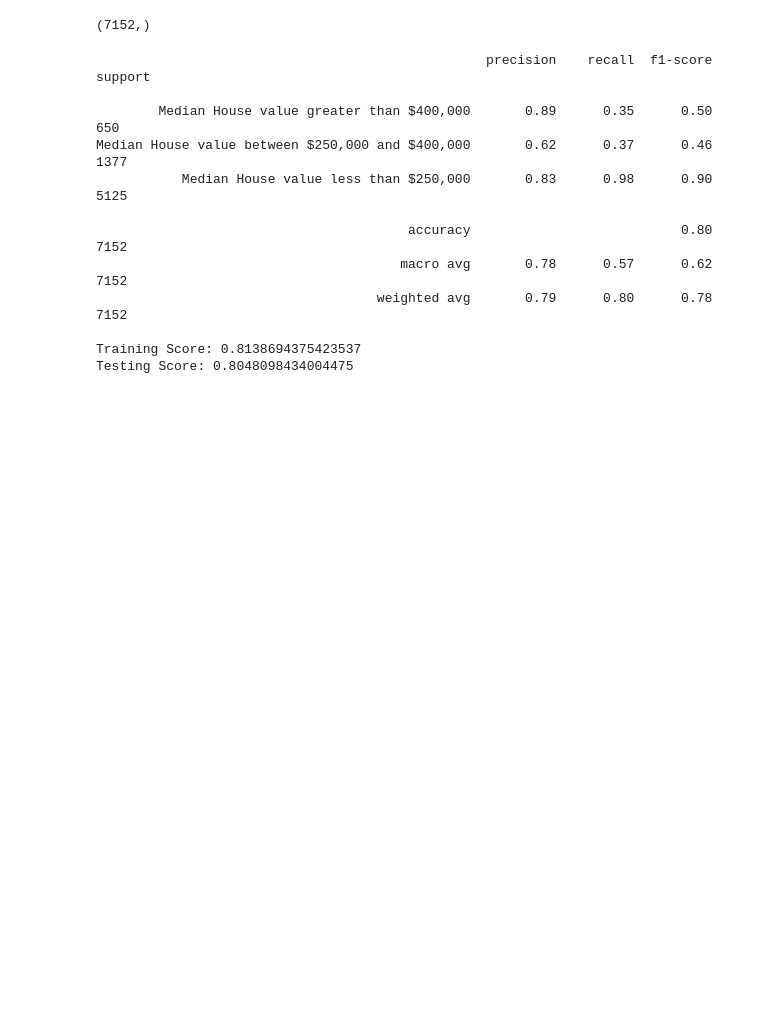
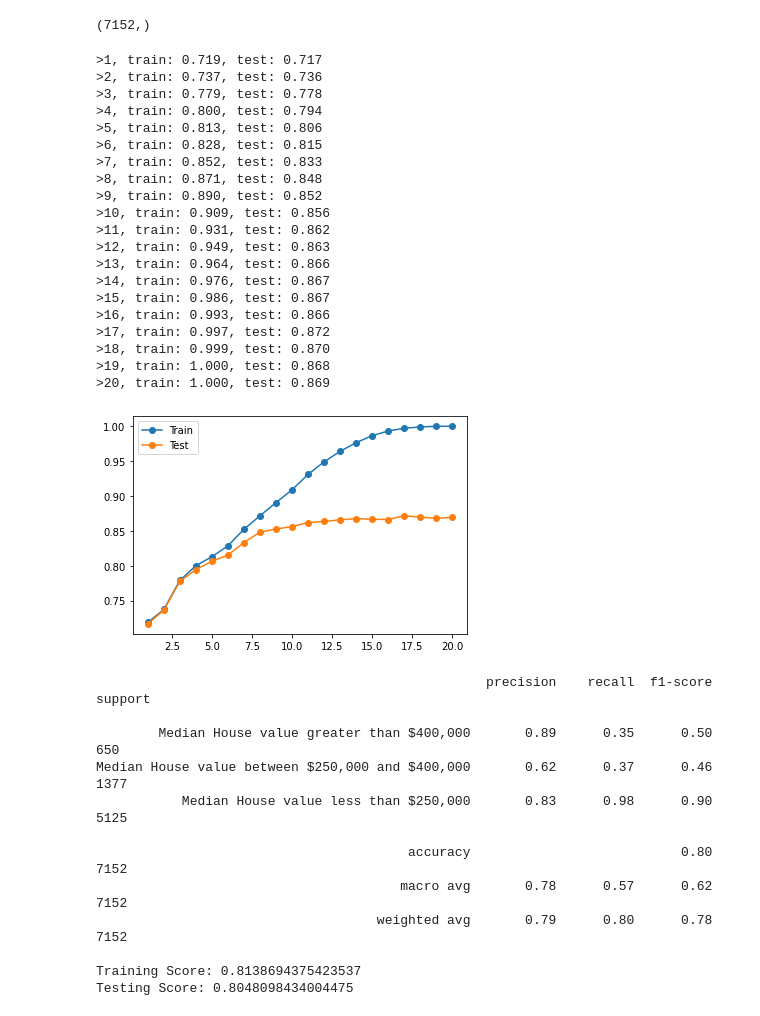
Before and after one commit to ericjbutton/california-housing-ML, a Jupyter notebook: Logistic Regression.ipynb, the cells around one changed output. Cells and saved outputs as stored; diff of their text form; code cells hidden in the pictures; blank space fills up the shorter version.

Commit message:
updated notebook and deleted untitled versions and updated a random forest plot with varying max depth.

```diff
--- a/Logistic Regression.ipynb
+++ b/Logistic Regression.ipynb
@@ -542,6 +542,61 @@ y_train.shape
 y_test.shape
 # %% [output]
 (7152,)
+# %%
+#Handy reference: https://machinelearningmastery.com/overfitting-machine-learning-models/
+
+# evaluate decision tree performance on train and test sets with different tree depths and plot them!
+from sklearn.datasets import make_classification
+from sklearn.metrics import accuracy_score
+from matplotlib import pyplot
+
+# define lists to collect scores
+train_scores, test_scores = list(), list()
+# define the tree depths to evaluate
+values = [i for i in range(1, 21)]
+# evaluate a decision tree for each depth
+for i in values:
+ # configure the model
+ model = RandomForestClassifier(max_depth=i)
+ # fit model on the training dataset
+ model.fit(X_train, y_train)
+ # evaluate on the train dataset
+ train_yhat = model.predict(X_train)
+ train_acc = accuracy_score(y_train, train_yhat)
+ train_scores.append(train_acc)
+ # evaluate on the test dataset
+ test_yhat = model.predict(X_test)
+ test_acc = accuracy_score(y_test, test_yhat)
+ test_scores.append(test_acc)
+ # summarize progress
+ print('>%d, train: %.3f, test: %.3f' % (i, train_acc, test_acc))
+# plot of train and test scores vs tree depth
+pyplot.plot(values, train_scores, '-o', label='Train')
+pyplot.plot(values, test_scores, '-o', label='Test')
+pyplot.legend()
+pyplot.show()
+# %% [output]
+>1, train: 0.719, test: 0.717
+>2, train: 0.737, test: 0.736
+>3, train: 0.779, test: 0.778
+>4, train: 0.800, test: 0.794
+>5, train: 0.813, test: 0.806
+>6, train: 0.828, test: 0.815
+>7, train: 0.852, test: 0.833
+>8, train: 0.871, test: 0.848
+>9, train: 0.890, test: 0.852
+>10, train: 0.909, test: 0.856
+>11, train: 0.931, test: 0.862
+>12, train: 0.949, test: 0.863
+>13, train: 0.964, test: 0.866
+>14, train: 0.976, test: 0.867
+>15, train: 0.986, test: 0.867
+>16, train: 0.993, test: 0.866
+>17, train: 0.997, test: 0.872
+>18, train: 0.999, test: 0.870
+>19, train: 1.000, test: 0.868
+>20, train: 1.000, test: 0.869
+[figure, added]
 # %%
 # Fit a model, and then print a classification report
 clf = RandomForestClassifier(random_state=1,max_depth=5).fit(X_train, y_train)
```
Also changed, not shown: parts of 6 cells of this notebook, 3 other files.
